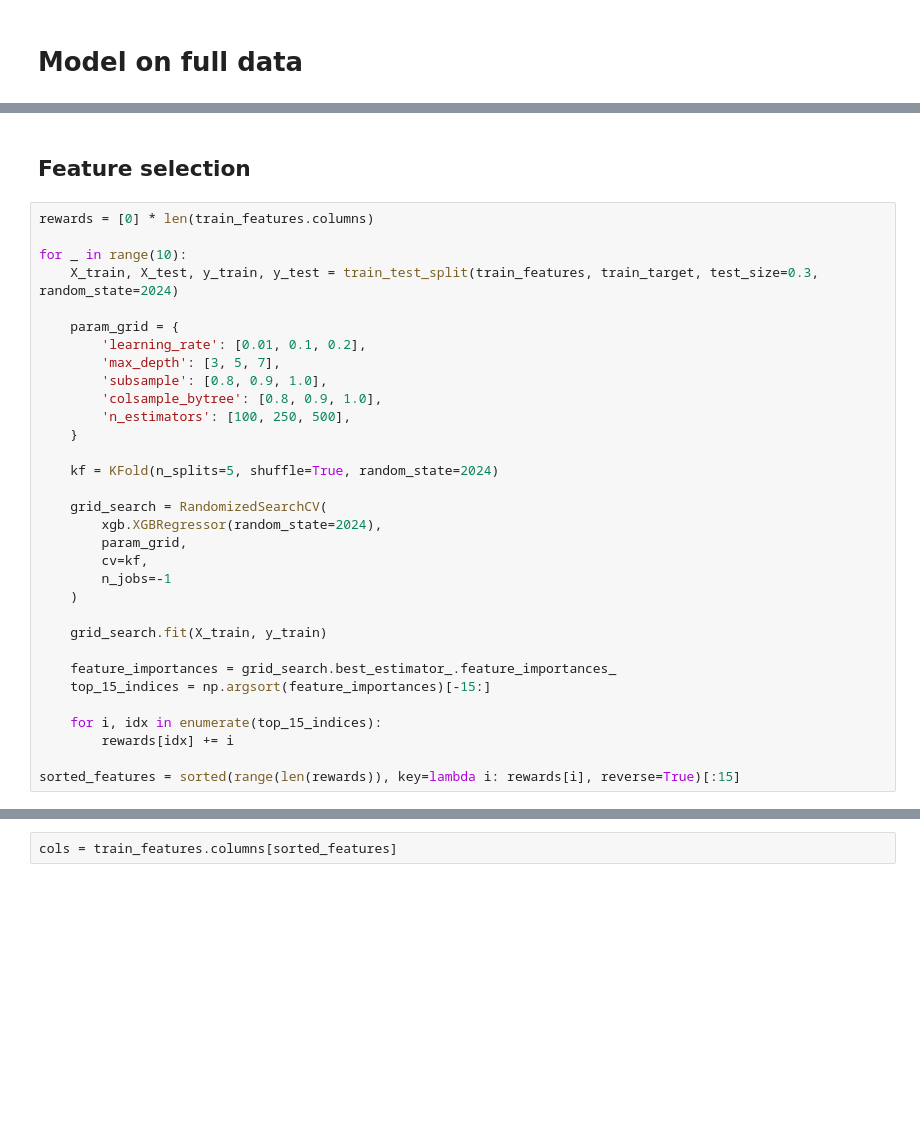
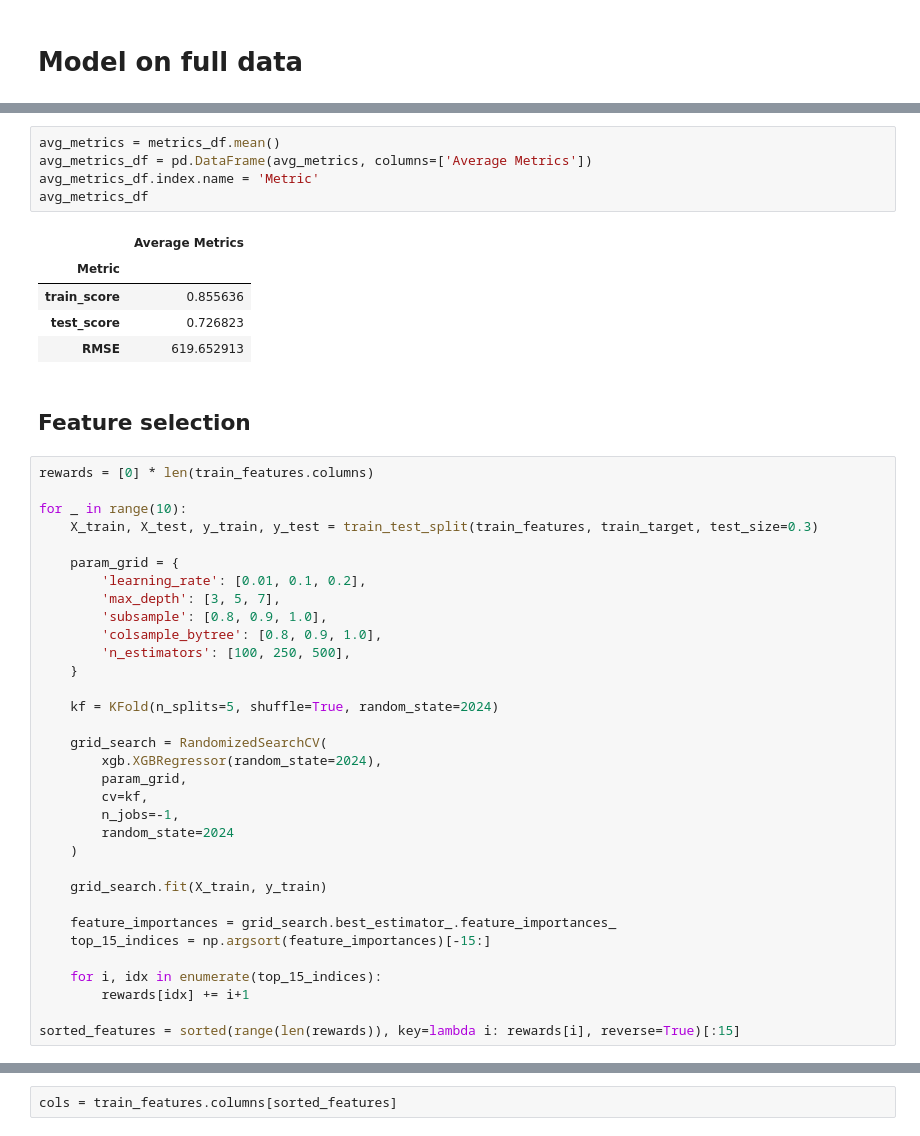
Before and after one commit to akbuchowicz/WB_RealEstateAds, a Jupyter notebook: models.ipynb, the cells around one changed output, grey strips where cells are left out. Saved outputs shown, nothing was run; the diff lists cells and outputs as text; blank space fills up the shorter version.

```diff
--- a/models.ipynb
+++ b/models.ipynb
@@ -99,10 +188,21 @@ train2_target, test2_target = df_train[['price']].copy(), df_test[['price']].cop
+# %%
+avg_metrics = metrics_df.mean()
+avg_metrics_df = pd.DataFrame(avg_metrics, columns=['Average Metrics'])
+avg_metrics_df.index.name = 'Metric'
+avg_metrics_df
+# %% [output]
+|  | Average Metrics |
+| Metric |  |
+| train_score | 0.855636 |
+| test_score | 0.726823 |
+| RMSE | 619.652913 |
 # %% [markdown]
 ## Feature selection
 # %%
 rewards = [0] * len(train_features.columns)
 
 for _ in range(10):
-    X_train, X_test, y_train, y_test = train_test_split(train_features, train_target, test_size=0.3, random_state=2024)
+    X_train, X_test, y_train, y_test = train_test_split(train_features, train_target, test_size=0.3)
 
     param_grid = {
         'learning_rate': [0.01, 0.1, 0.2],
@@ -118,7 +218,8 @@ for _ in range(10):
         xgb.XGBRegressor(random_state=2024),
         param_grid,
         cv=kf,
-        n_jobs=-1
+        n_jobs=-1,
+        random_state=2024
     )
 
     grid_search.fit(X_train, y_train)
@@ -127,7 +228,7 @@ for _ in range(10):
     top_15_indices = np.argsort(feature_importances)[-15:]
 
     for i, idx in enumerate(top_15_indices):
-        rewards[idx] += i
+        rewards[idx] += i+1
 
 sorted_features = sorted(range(len(rewards)), key=lambda i: rewards[i], reverse=True)[:15]
 # %%
```
Also changed, not shown: parts of 25 cells of this notebook, 3 other files.
